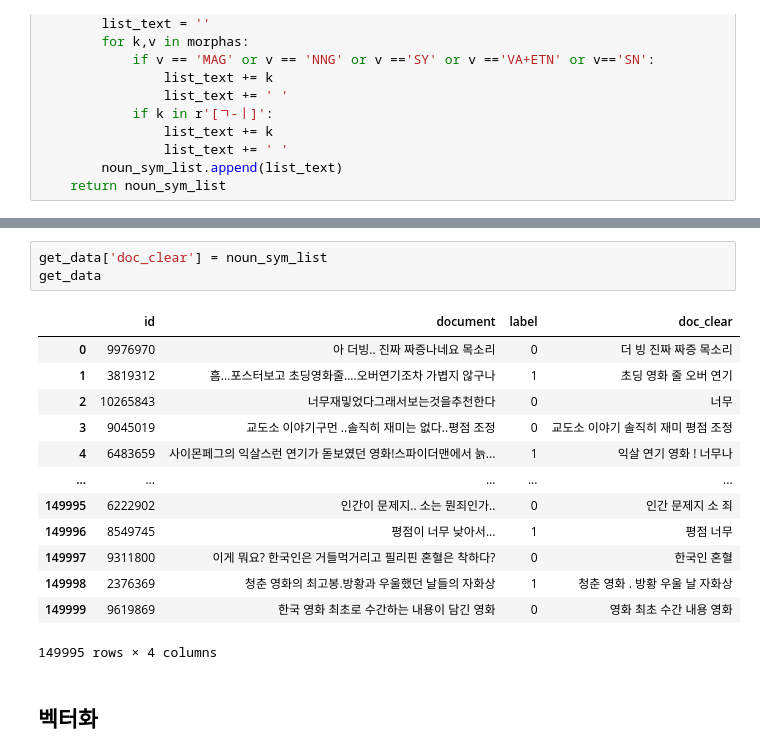
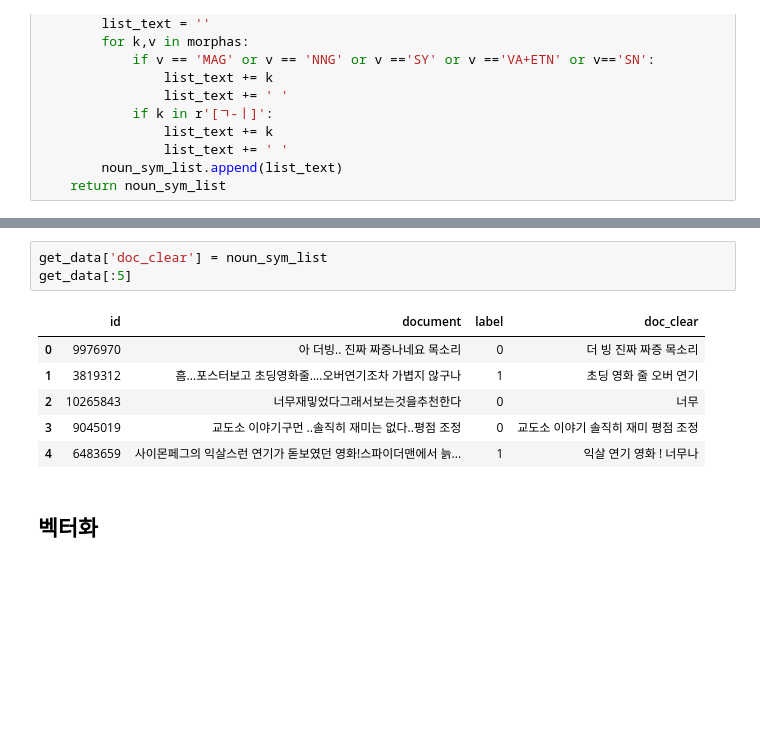
Before and after one commit to entangelk/study_AIs, a Jupyter notebook: docs/quests/NLPs/classification_movies.ipynb, the cells around one changed output, grey strips where cells are left out. Saved outputs shown, nothing was run; the diff lists cells and outputs as text; blank space fills up the shorter version.

```diff
--- a/docs/quests/NLPs/classification_movies.ipynb
+++ b/docs/quests/NLPs/classification_movies.ipynb
@@ -129,20 +113,13 @@ noun_sym_list
 # %%
 get_data['doc_clear'] = noun_sym_list
-get_data
+get_data[:5]
 # %% [output]
 |  | id | document | label | doc_clear |
 | 0 | 9976970 | 아 더빙.. 진짜 짜증나네요 목소리 | 0 | 더 빙 진짜 짜증 목소리 |
 | 1 | 3819312 | 흠...포스터보고 초딩영화줄....오버연기조차 가볍지 않구나 | 1 | 초딩 영화 줄 오버 연기 |
 | 2 | 10265843 | 너무재밓었다그래서보는것을추천한다 | 0 | 너무 |
 | 3 | 9045019 | 교도소 이야기구먼 ..솔직히 재미는 없다..평점 조정 | 0 | 교도소 이야기 솔직히 재미 평점 조정 |
 | 4 | 6483659 | 사이몬페그의 익살스런 연기가 돋보였던 영화!스파이더맨에서 늙... | 1 | 익살 연기 영화 ! 너무나 |
-| ... | ... | ... | ... | ... |
-| 149995 | 6222902 | 인간이 문제지.. 소는 뭔죄인가.. | 0 | 인간 문제지 소 죄 |
-| 149996 | 8549745 | 평점이 너무 낮아서... | 1 | 평점 너무 |
-| 149997 | 9311800 | 이게 뭐요? 한국인은 거들먹거리고 필리핀 혼혈은 착하다? | 0 | 한국인 혼혈 |
-| 149998 | 2376369 | 청춘 영화의 최고봉.방황과 우울했던 날들의 자화상 | 1 | 청춘 영화 . 방황 우울 날 자화상 |
-| 149999 | 9619869 | 한국 영화 최초로 수간하는 내용이 담긴 영화 | 0 | 영화 최초 수간 내용 영화 |
-149995 rows × 4 columns
 # %% [markdown]
 ## 벡터화
 # %%
```
Also changed, not shown: parts of 3 cells of this notebook.
